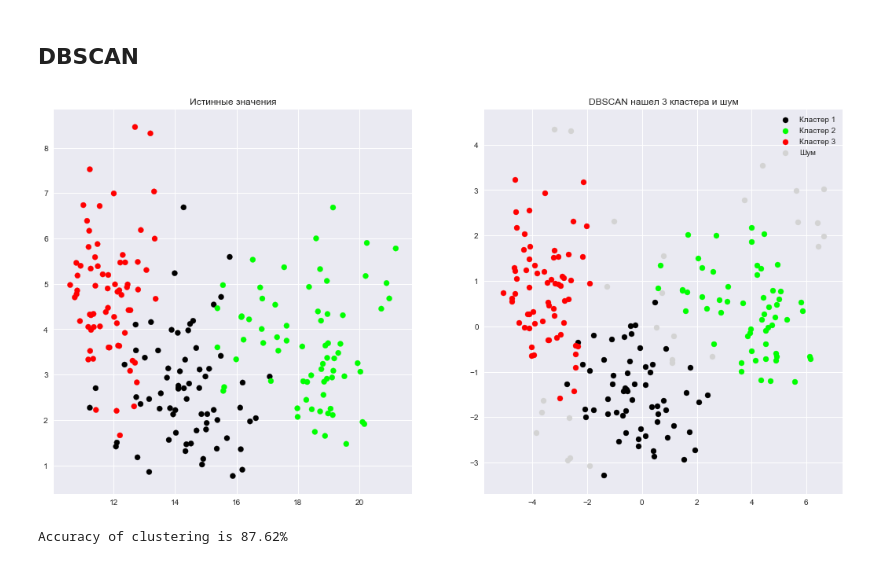
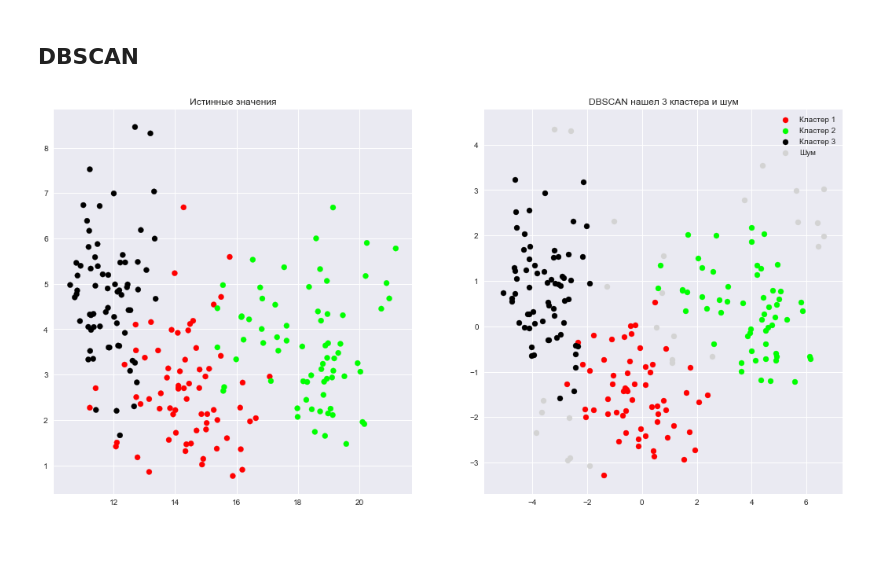
Before and after one commit to PereverzevVV/Data-clustering-algorithms, a Jupyter notebook: Семена.ipynb, the cells around one changed output. Cells and saved outputs as stored; diff of their text form; code cells hidden in the pictures.

```diff
--- a/Семена.ipynb
+++ b/Семена.ipynb
@@ -33,13 +32,16 @@ seeds.describe()
 | max | 21.180000 | 17.250000 | 0.918300 | 6.675000 | 4.033000 | 8.456000 | 6.550000 | 3.000000 |
 # %%
 # Уменьшаем размерность при помощи метода главных компонент
-pca = PCA(n_components=2).fit(seeds)
-seeds_small = pca.transform(seeds)
+pca = PCA(n_components=2)
+seeds_centered = seeds - seeds.mean(axis=0)
+pca.fit(seeds_centered)
+seeds_small = pca.transform(seeds_centered)
 
 # Обучаем K-means и сравниваем метки
 km = KMeans(n_clusters=3, n_jobs=-1)
 pred_small = km.fit_predict(seeds_small)
 
 seed_target = np.array(seeds.type)
+seed_target -= 1
 seed_target
 # %% [output]
@@ -66,14 +68,6 @@ array([2, 2, 2, 2, 2, 2, 2, 2, 2, 2, 2, 2, 2, 2, 2, 2, 0, 2, 2, 0, 2, 2,
        0, 0, 0, 0, 0, 0, 0, 0, 0, 0, 0, 0, 0, 0, 0, 0, 0, 0, 0, 0, 0, 0,
        0, 0, 0, 2, 0, 0, 0, 0, 0, 0, 0, 0, 0, 0, 0, 0, 0, 0, 0, 0, 0, 0,
        0, 0, 0, 0, 0, 0, 0, 0, 0, 0, 0, 0])
-# %%
-for i in range(len(seed_target)):
-    if seed_target[i] == 1:
-        seed_target[i] = 2
-    elif seed_target[i] == 3:
-        seed_target[i] = 0
-    else:
-        seed_target[i] = 1
 # %%
 plt.style.use('seaborn')
 plt.figure(figsize=(18, 9))
@@ -138,0 +107,19 @@ array([[0],
+# %%
+#Обрежем дерево
+cutree = cluster.hierarchy.cut_tree(ie, n_clusters=[3])
+tree_target = np.array(cutree)
+tree_target = pd.Series( (v[0] for v in tree_target) )
+
+#Построим график
+plt.figure(figsize=(18, 9))
+
+colormap = np.array(['red', 'lime', 'black'])
+colormap3 = np.array(['red', 'black', 'lime'])
+
+plt.subplot(1, 2, 1)
+plt.scatter(seeds.area, seeds.asymmetry, c=colormap[seed_target])
+plt.title('Истинные значения')
+
+plt.subplot(1, 2, 2)
+plt.scatter(seeds.area, seeds.asymmetry, c=colormap3[tree_target])
+plt.title('Предсказания')
@@ -141,39 +131,33 @@ array([[0],
 # %%
 # Определяем модель
 dbscan = DBSCAN(eps=1.08, min_samples=7, algorithm='brute')
 
 #Уменьшаем размерность
 pca = PCA(n_components=2).fit(seeds)
 pca_2d = pca.transform(seeds)
 
 # Обучаем
 dbscan.fit(seeds)
 
 # Строим график
 fig = plt.figure(figsize=(18, 9))
 plt.subplot(1, 2, 1)
 plt.scatter(seeds.area, seeds.asymmetry, c=colormap[seed_target])
 plt.title('Истинные значения')
 
 plt.subplot(1, 2, 2)
 for i in range(0, pca_2d.shape[0]):
     if dbscan.labels_[i] == 0:
-        c1 = plt.scatter(pca_2d[i, 0], pca_2d[i, 1], c='black')
+        c1 = plt.scatter(pca_2d[i, 0], pca_2d[i, 1], c='red')
     elif dbscan.labels_[i] == 1:
         c2 = plt.scatter(pca_2d[i, 0], pca_2d[i, 1], c='lime')
     elif dbscan.labels_[i] == 2:
-        c4 = plt.scatter(pca_2d[i, 0], pca_2d[i, 1], c='red')
+        c4 = plt.scatter(pca_2d[i, 0], pca_2d[i, 1], c='black')
     elif dbscan.labels_[i] == -1:
         c3 = plt.scatter(pca_2d[i, 0], pca_2d[i, 1], c='lightgrey')
 
 plt.legend([c1, c2, c4, c3], ['Кластер 1', 'Кластер 2', 'Кластер 3', 'Шум'])
 plt.title('DBSCAN нашел 3 кластера и шум')
 plt.show()
 # %% [output]
-[figure, old version]
+[figure, new version]
-# %%
-#Посмотрим на аккуратность
-dbscan.labels_ = np.flipud(dbscan.labels_)
-print('Accuracy of clustering is ' + '{}{}'.format(round(100*sum(dbscan.labels_ == seed_target) / len(seed_target), 2), '%'))
-# %% [output]
-Accuracy of clustering is 87.62%
```
Also changed, not shown: parts of 6 cells of this notebook.
